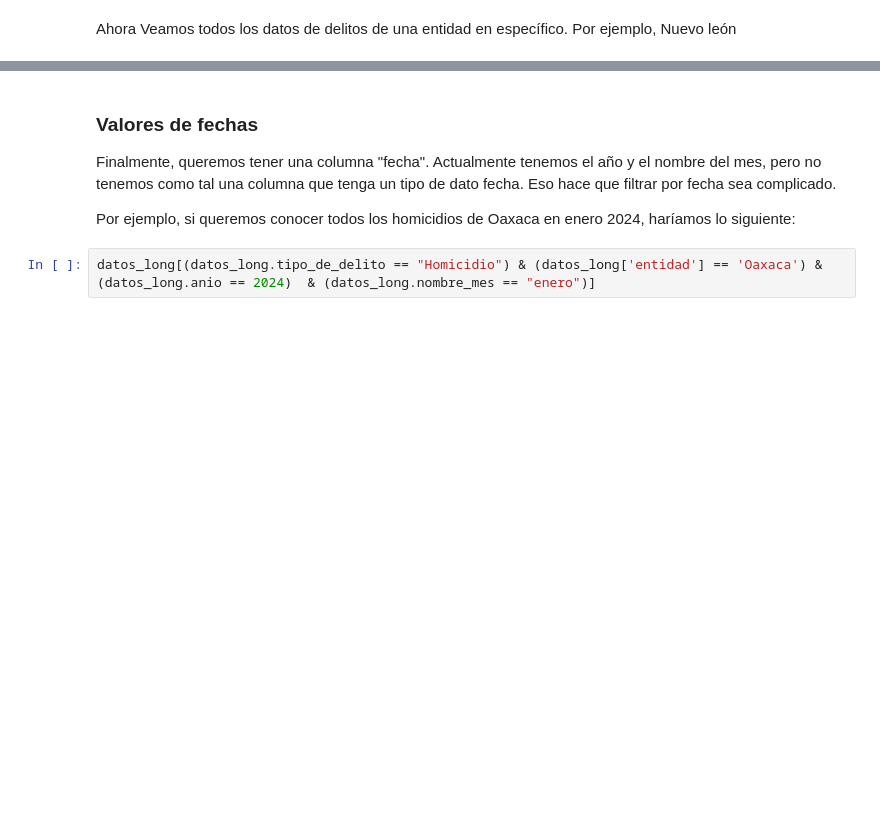
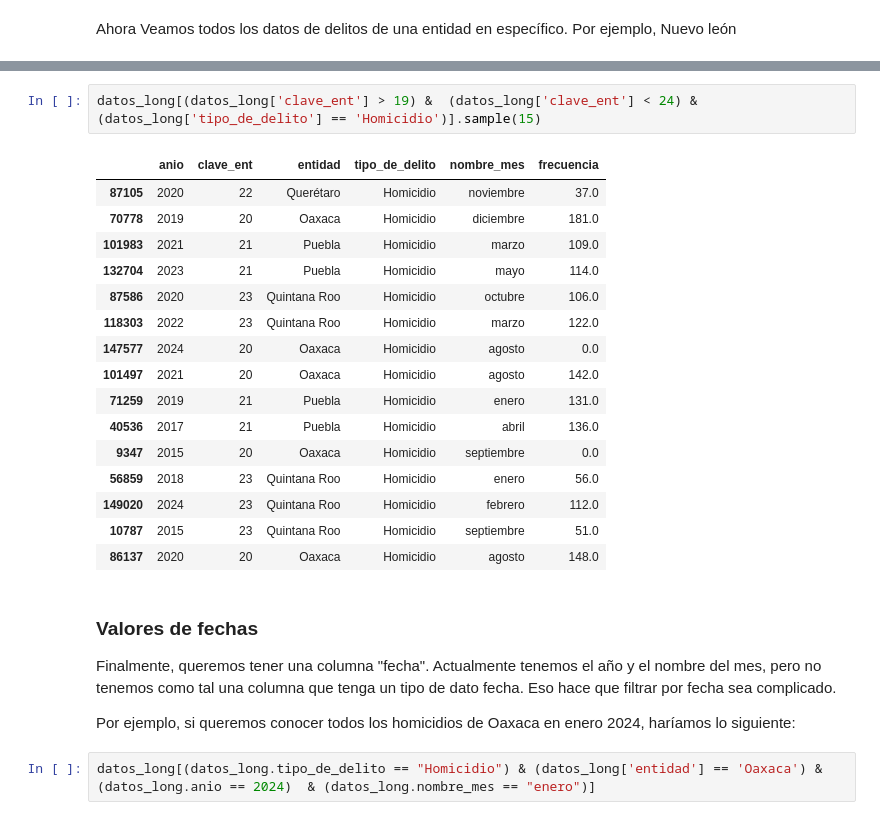
Before and after one commit to HybridgeEducation/ciencia-de-datos, a Jupyter notebook: 3_Pandas/2_limpieza_de_datos.ipynb, the cells around one changed output, grey strips where cells are left out. Saved outputs shown, nothing was run; the diff lists cells and outputs as text; blank space fills up the shorter version.

```diff
--- a/3_Pandas/2_limpieza_de_datos.ipynb
+++ b/3_Pandas/2_limpieza_de_datos.ipynb
@@ -183,3 +349,22 @@ datos_long[datos_long['clave_ent'] == 19].sample(15)
+# %%
+datos_long[(datos_long['clave_ent'] > 19) &  (datos_long['clave_ent'] < 24) & (datos_long['tipo_de_delito'] == 'Homicidio')].sample(15)
+# %% [output]
+|  | anio | clave_ent | entidad | tipo_de_delito | nombre_mes | frecuencia |
+| 87105 | 2020 | 22 | Querétaro | Homicidio | noviembre | 37.0 |
+| 70778 | 2019 | 20 | Oaxaca | Homicidio | diciembre | 181.0 |
+| 101983 | 2021 | 21 | Puebla | Homicidio | marzo | 109.0 |
+| 132704 | 2023 | 21 | Puebla | Homicidio | mayo | 114.0 |
+| 87586 | 2020 | 23 | Quintana Roo | Homicidio | octubre | 106.0 |
+| 118303 | 2022 | 23 | Quintana Roo | Homicidio | marzo | 122.0 |
+| 147577 | 2024 | 20 | Oaxaca | Homicidio | agosto | 0.0 |
+| 101497 | 2021 | 20 | Oaxaca | Homicidio | agosto | 142.0 |
+| 71259 | 2019 | 21 | Puebla | Homicidio | enero | 131.0 |
+| 40536 | 2017 | 21 | Puebla | Homicidio | abril | 136.0 |
+| 9347 | 2015 | 20 | Oaxaca | Homicidio | septiembre | 0.0 |
+| 56859 | 2018 | 23 | Quintana Roo | Homicidio | enero | 56.0 |
+| 149020 | 2024 | 23 | Quintana Roo | Homicidio | febrero | 112.0 |
+| 10787 | 2015 | 23 | Quintana Roo | Homicidio | septiembre | 51.0 |
+| 86137 | 2020 | 20 | Oaxaca | Homicidio | agosto | 148.0 |
 # %% [markdown]
 ### Valores de fechas
 
```
Also changed, not shown: parts of 32 cells of this notebook.
